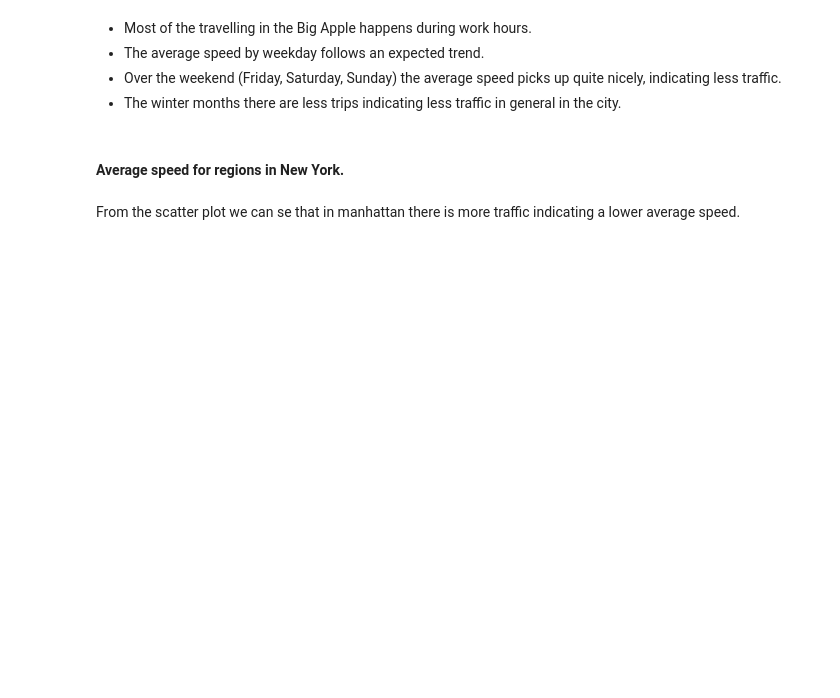
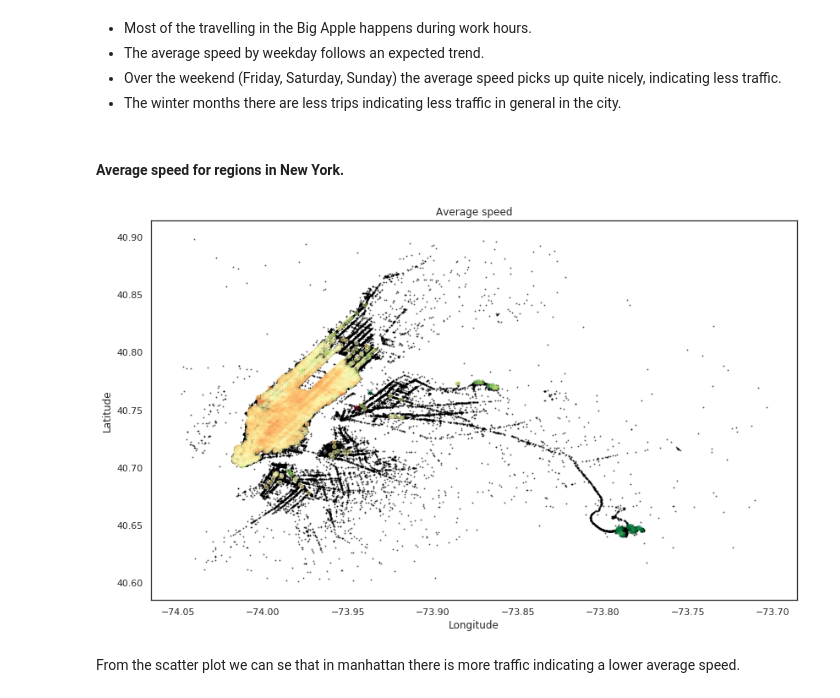
Before and after one commit to 181221/dat158ml-oblig2, a Jupyter notebook: taxi-trip.ipynb, the cells around one changed output. Drawn from its saved outputs; the diff is of its cells as text; code cells hidden in the pictures; blank space fills up the shorter version.

```diff
--- a/taxi-trip.ipynb
+++ b/taxi-trip.ipynb
@@ -507,20 +636,28 @@ plt.show()
 # %% [markdown]
 #### Average speed for regions in New York.
 # %%
-train.loc[:, 'pickup_lat_bin'] = np.round(train['pickup_latitude'], 3)
-train.loc[:, 'pickup_long_bin'] = np.round(train['pickup_longitude'], 3)
+df = train.loc[(train.pickup_latitude > 40.6) & (train.pickup_latitude < 40.9)]
+df = df.loc[(df.dropoff_latitude>40.6) & (df.dropoff_latitude < 40.9)]
+df = df.loc[(df.dropoff_longitude > -74.05) & (df.dropoff_longitude < -73.7)]
+df = df.loc[(df.pickup_longitude > -74.05) & (df.pickup_longitude < -73.7)]
+train_data_new = df.copy()
+
+train.loc[:, 'pickup_lat_bin'] = np.round(train_data_new['pickup_latitude'], 3)
+train.loc[:, 'pickup_long_bin'] = np.round(train_data_new['pickup_longitude'], 3)
 gby_cols = ['pickup_lat_bin', 'pickup_long_bin']
-coord_speed = train.groupby(gby_cols).mean()[['avg_speed_h']].reset_index()
-coord_count = train.groupby(gby_cols).count()[['id']].reset_index()
+coord_speed = train_data_new.groupby(gby_cols).mean()[['avg_speed_h']].reset_index()
+coord_count = train_data_new.groupby(gby_cols).count()[['id']].reset_index()
 coord_stats = pd.merge(coord_speed, coord_count, on=gby_cols)
 coord_stats = coord_stats[coord_stats['id'] > 100]
 fig, ax = plt.subplots(ncols=1, nrows=1)
-ax.scatter(train.pickup_longitude.values[:500000], train.pickup_latitude.values[:500000], color='black', s=1, alpha=0.5)
+ax.scatter(train_data_new.pickup_longitude.values[:500000], train_data_new.pickup_latitude.values[:500000], color='black', s=1, alpha=0.5)
 ax.scatter(coord_stats.pickup_long_bin.values, coord_stats.pickup_lat_bin.values, c=coord_stats.avg_speed_h.values,
            cmap='RdYlGn', s=20, alpha=0.5, vmin=1, vmax=8)
 ax.set_xlabel('Longitude')
 ax.set_ylabel('Latitude')
 plt.title('Average speed')
 plt.show()
+# %% [output]
+[figure, added]
 # %% [markdown]
 From the scatter plot we can se that in manhattan there is more traffic indicating a lower average speed.
```
Also changed, not shown: parts of 61 cells of this notebook.
